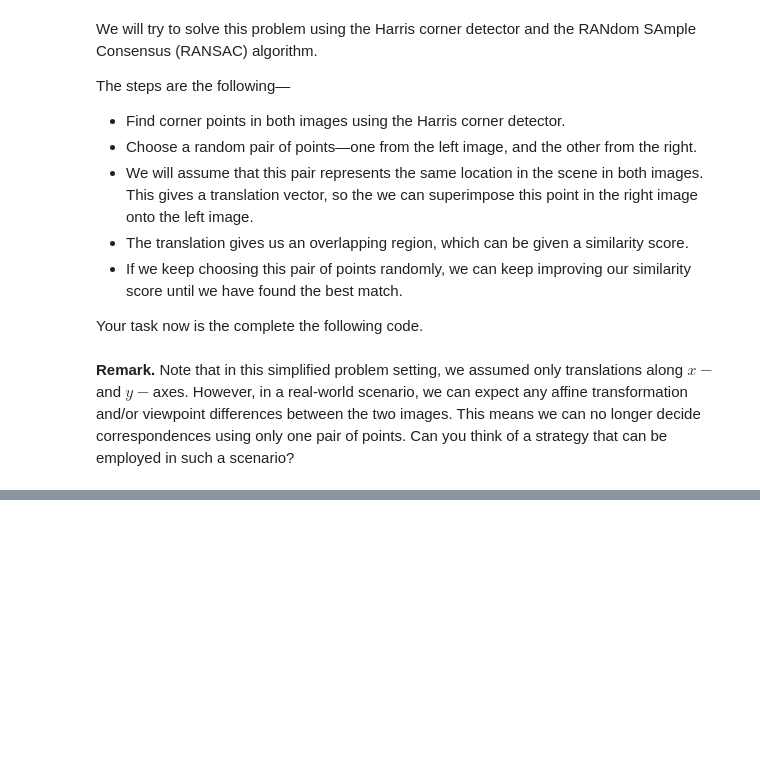
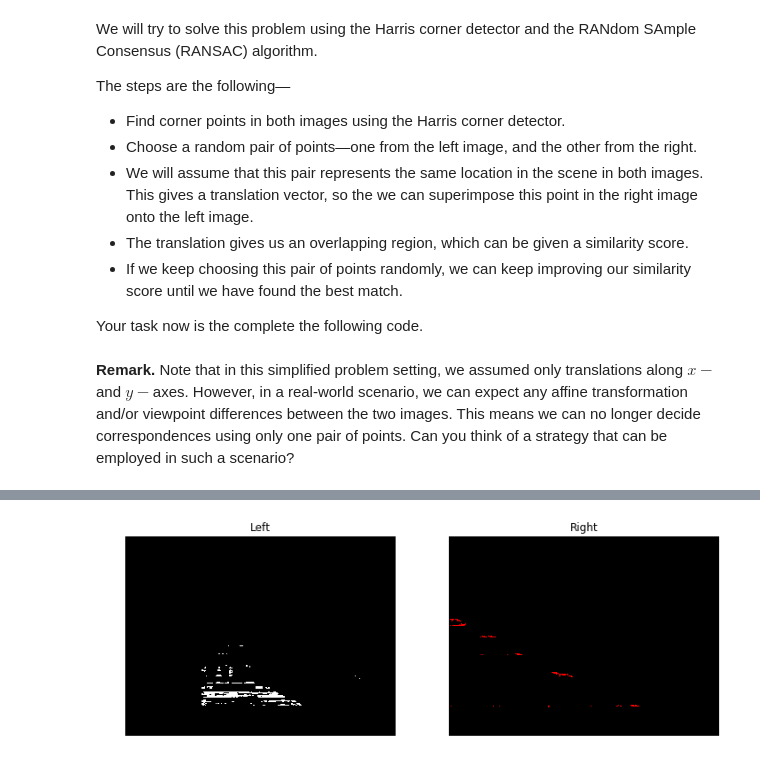
Before and after one commit to VincentAuriau/Visual_Computing, a Jupyter notebook: Assignment_1/VIC2018_Assignment1.ipynb, the cells around one changed output, grey strips where cells are left out. Drawn from its saved outputs; the diff is of its cells as text; code cells hidden in the pictures; blank space fills up the shorter version.

```diff
--- a/Assignment_1/VIC2018_Assignment1.ipynb
+++ b/Assignment_1/VIC2018_Assignment1.ipynb
@@ -398,17 +448,30 @@ def stitch_images(left, right, max_tries=1000):
+# %%
+corners_r = np.zeros((corners_right.shape[0], corners_right.shape[1], 3))
+corners_l = np.zeros(corners_left.shape)
+
+for i in range(corners_left.shape[0]):
+    for j in range(corners_left.shape[1]):
+            if corners_left[i][j] > R_max * 0.01:
+                corners_l[i][j] = 1
+
+for i in range(corners_right.shape[0]):
+    for j in range(corners_right.shape[1]):
+            if corners_right[i][j] > R_max * 0.01:
+                corners_r[i][j] = [1, 0, 0]
+#                 print(i, j)
 # %%
-corners_left  = harris_corner_detector(left_img)
-corners_right = harris_corner_detector(right_img)
-
 plt.figure(figsize=(12,6))
 
 plt.subplot(1, 2, 1)
-plt.imshow(left_img, cmap='gray')
+plt.imshow(corners_l, cmap='gray')
 plt.axis('off')
 plt.title('Left')
 
 plt.subplot(1, 2, 2)
-plt.imshow(corners_left, cmap='gray')
+plt.imshow(corners_r, cmap='gray')
 plt.axis('off')
 plt.title('Right')
 
 plt.show()
+# %% [output]
+[figure, added]
```
Also changed, not shown: parts of 7 cells of this notebook.
